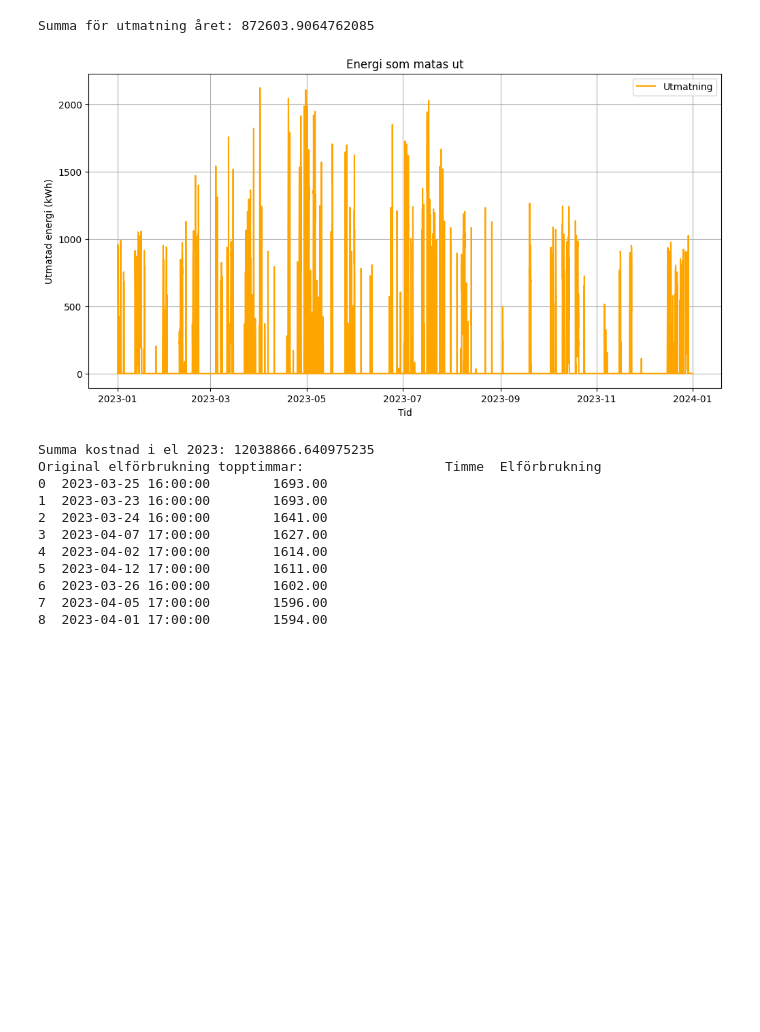
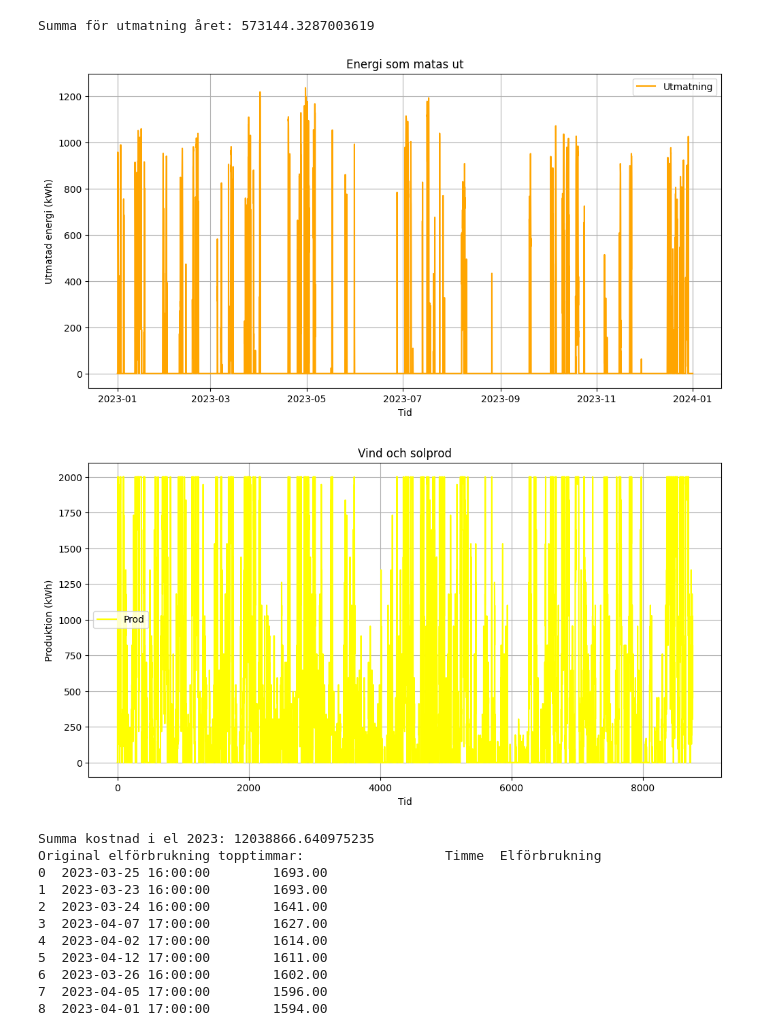
Before and after one commit to Jakobthuresson/Energigemenskaper, a Jupyter notebook: MergeJakob.ipynb, the cells around one changed output. Drawn from its saved outputs; the diff is of its cells as text; code cells hidden in the pictures; blank space fills up the shorter version.

```diff
--- a/MergeJakob.ipynb
+++ b/MergeJakob.ipynb
@@ -14,11 +14,13 @@ KLTel = pd.read_excel("KLTelFörbr.xlsx", header=None)
 # Extrahera första kolumnen från respektive DataFrame
 Starka = StarkaEl.iloc[:, 0]
 KLT = KLTel.iloc[:, 0]
-Sol = 0.2*Solprod.iloc[:, 0]  # Solel-produktion
+#Sol = 0.25*Solprod.iloc[:, 0]  # Solel-produktion
 Vind = Vindprod.iloc[:, 0]
 
 Sänka = Starka + KLT
-Prod =  Vind + Sol
+Prod =  Vind
+
+Prod_list = Prod.tolist()
 
 # Konvertera Spotpris till en lista för iteration
 Spot_list = Spotpris["Spotpris"].tolist()
@@ -96,7 +98,7 @@ for i, (tid, prod, abk, spot, sänka) in enumerate(zip(Spotpris.index, Prod, ABK
 
     if i < 2800:
         faktor = 0.15
-    elif  2500 <= i <= 7500:
+    elif  2800 <= i <= 7500:
         faktor = 0.3
     else:
         faktor = 0.07
@@ -252,6 +254,7 @@ print("Summa för utmatning året:", sum(utmatning_värde))
 plt.figure(figsize=(12, 6))
 plt.plot(utmatning_tid, utmatning_värde, label="Utmatning", color="orange")
 
+
 # Anpassa grafen
 plt.xlabel("Tid")
 plt.ylabel("Utmatad energi (kWh)")
@@ -261,6 +264,19 @@ plt.grid(True)
 
 # Visa grafen
 plt.show()
+
+# Skapa en figur och plotta
+plt.figure(figsize=(12, 6))
+plt.plot(Prod_list, label="Prod", color="yellow")
+
+plt.xlabel("Tid")
+plt.ylabel("Produktion (kWh)")
+plt.title("Vind och solprod")
+plt.legend()
+plt.grid(True)
+
+# Visa grafen
+plt.show()
 # %% [output]
 Summa kostnad i el 2023: 12810258.282820417
 Original elförbrukning topptimmar:                  Timme  Elförbrukning
@@ -283,5 +299,6 @@ Justerad elkostnad simulering: 7256891.040146386
-Summa för utmatning året: 872603.9064762085
+Summa för utmatning året: 573144.3287003619
-[figure, old version]
+[figure, new version]
+[figure, added]
 # %%
 import pandas as pd
 import matplotlib.pyplot as plt
```
Also changed, not shown: parts of 1 cell of this notebook, 3 other files.
